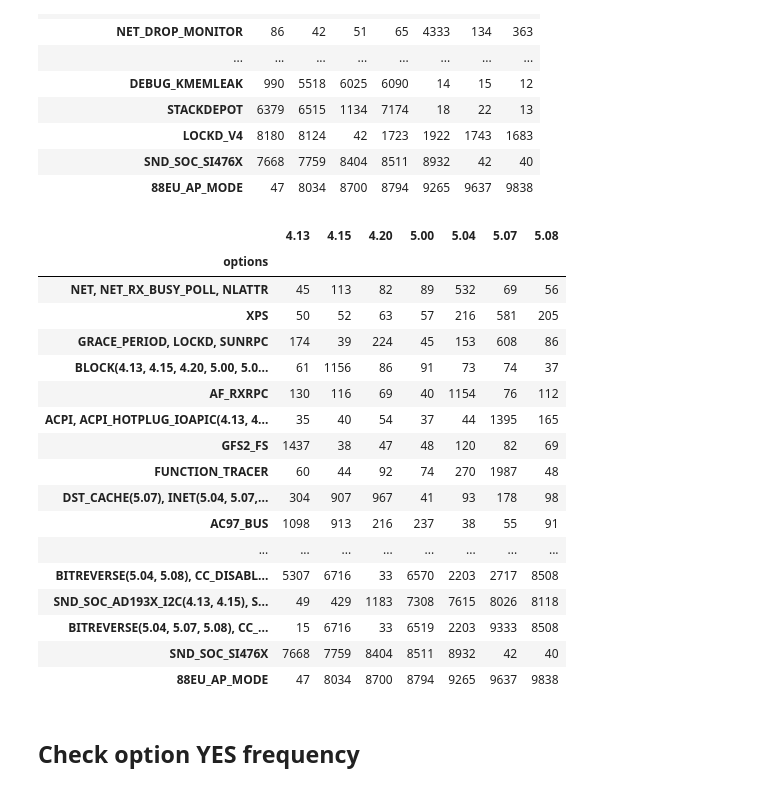
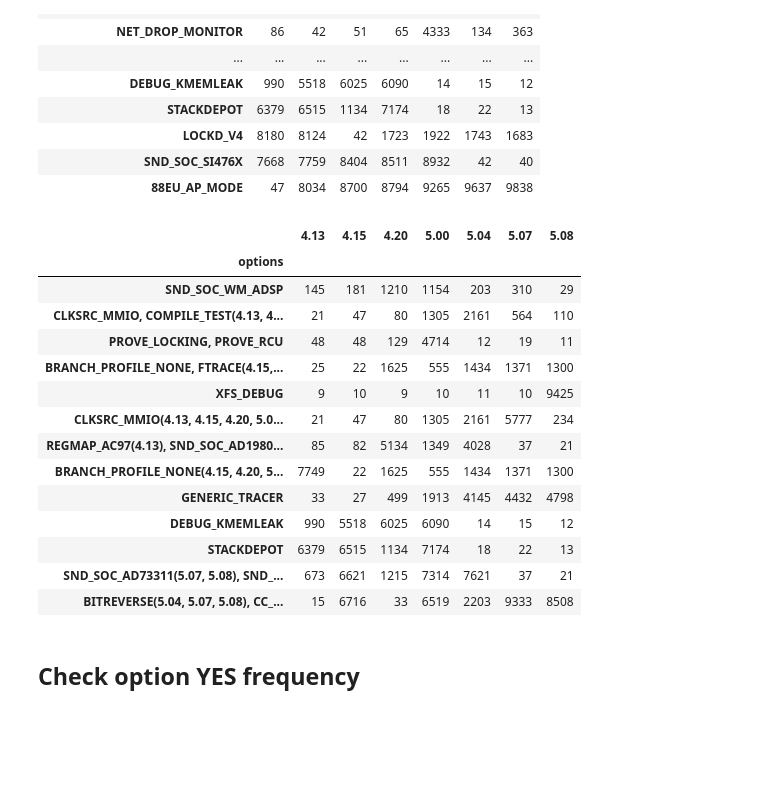
Before and after one commit to TuxML/tuxai, a Jupyter notebook: notebooks/2023_01_26.ipynb, the cells around one changed output. Drawn from its saved outputs; the diff is of its cells as text; code cells hidden in the pictures; blank space fills up the shorter version.

```diff
--- a/notebooks/2023_01_26.ipynb
+++ b/notebooks/2023_01_26.ipynb
@@ -120,27 +120,24 @@ df_nai
 | SND_SOC_SI476X | 7668 | 7759 | 8404 | 8511 | 8932 | 42 | 40 |
 | 88EU_AP_MODE | 47 | 8034 | 8700 | 8794 | 9265 | 9637 | 9838 |
 # %%
-df_nai = fir.options_not_always_importants(target="vmlinux", best_rank=50, worst_rank=500, collinearity=True, merge_groups=True, allow_version_gap=False).set_index("options")
+df_nai = fir.options_not_always_importants(target="vmlinux", best_rank=30, worst_rank=500, collinearity=True, merge_groups=True, allow_version_gap=False).set_index("options")
 df_nai
 # %% [output]
 |  | 4.13 | 4.15 | 4.20 | 5.00 | 5.04 | 5.07 | 5.08 |
 | options |  |  |  |  |  |  |  |
-| NET, NET_RX_BUSY_POLL, NLATTR | 45 | 113 | 82 | 89 | 532 | 69 | 56 |
-| XPS | 50 | 52 | 63 | 57 | 216 | 581 | 205 |
-| GRACE_PERIOD, LOCKD, SUNRPC | 174 | 39 | 224 | 45 | 153 | 608 | 86 |
-| BLOCK(4.13, 4.15, 4.20, 5.00, 5.0... | 61 | 1156 | 86 | 91 | 73 | 74 | 37 |
-| AF_RXRPC | 130 | 116 | 69 | 40 | 1154 | 76 | 112 |
-| ACPI, ACPI_HOTPLUG_IOAPIC(4.13, 4... | 35 | 40 | 54 | 37 | 44 | 1395 | 165 |
-| GFS2_FS | 1437 | 38 | 47 | 48 | 120 | 82 | 69 |
-| FUNCTION_TRACER | 60 | 44 | 92 | 74 | 270 | 1987 | 48 |
-| DST_CACHE(5.07), INET(5.04, 5.07,... | 304 | 907 | 967 | 41 | 93 | 178 | 98 |
-| AC97_BUS | 1098 | 913 | 216 | 237 | 38 | 55 | 91 |
-| ... | ... | ... | ... | ... | ... | ... | ... |
-| BITREVERSE(5.04, 5.08), CC_DISABL... | 5307 | 6716 | 33 | 6570 | 2203 | 2717 | 8508 |
-| SND_SOC_AD193X_I2C(4.13, 4.15), S... | 49 | 429 | 1183 | 7308 | 7615 | 8026 | 8118 |
+| SND_SOC_WM_ADSP | 145 | 181 | 1210 | 1154 | 203 | 310 | 29 |
+| CLKSRC_MMIO, COMPILE_TEST(4.13, 4... | 21 | 47 | 80 | 1305 | 2161 | 564 | 110 |
+| PROVE_LOCKING, PROVE_RCU | 48 | 48 | 129 | 4714 | 12 | 19 | 11 |
+| BRANCH_PROFILE_NONE, FTRACE(4.15,... | 25 | 22 | 1625 | 555 | 1434 | 1371 | 1300 |
+| XFS_DEBUG | 9 | 10 | 9 | 10 | 11 | 10 | 9425 |
+| CLKSRC_MMIO(4.13, 4.15, 4.20, 5.0... | 21 | 47 | 80 | 1305 | 2161 | 5777 | 234 |
+| REGMAP_AC97(4.13), SND_SOC_AD1980... | 85 | 82 | 5134 | 1349 | 4028 | 37 | 21 |
+| BRANCH_PROFILE_NONE(4.15, 4.20, 5... | 7749 | 22 | 1625 | 555 | 1434 | 1371 | 1300 |
+| GENERIC_TRACER | 33 | 27 | 499 | 1913 | 4145 | 4432 | 4798 |
+| DEBUG_KMEMLEAK | 990 | 5518 | 6025 | 6090 | 14 | 15 | 12 |
+| STACKDEPOT | 6379 | 6515 | 1134 | 7174 | 18 | 22 | 13 |
+| SND_SOC_AD73311(5.07, 5.08), SND_... | 673 | 6621 | 1215 | 7314 | 7621 | 37 | 21 |
 | BITREVERSE(5.04, 5.07, 5.08), CC_... | 15 | 6716 | 33 | 6519 | 2203 | 9333 | 8508 |
-| SND_SOC_SI476X | 7668 | 7759 | 8404 | 8511 | 8932 | 42 | 40 |
-| 88EU_AP_MODE | 47 | 8034 | 8700 | 8794 | 9265 | 9637 | 9838 |
 # %% [markdown]
 ## Check option YES frequency
 # %%
```
Also changed, not shown: 1 other file.
